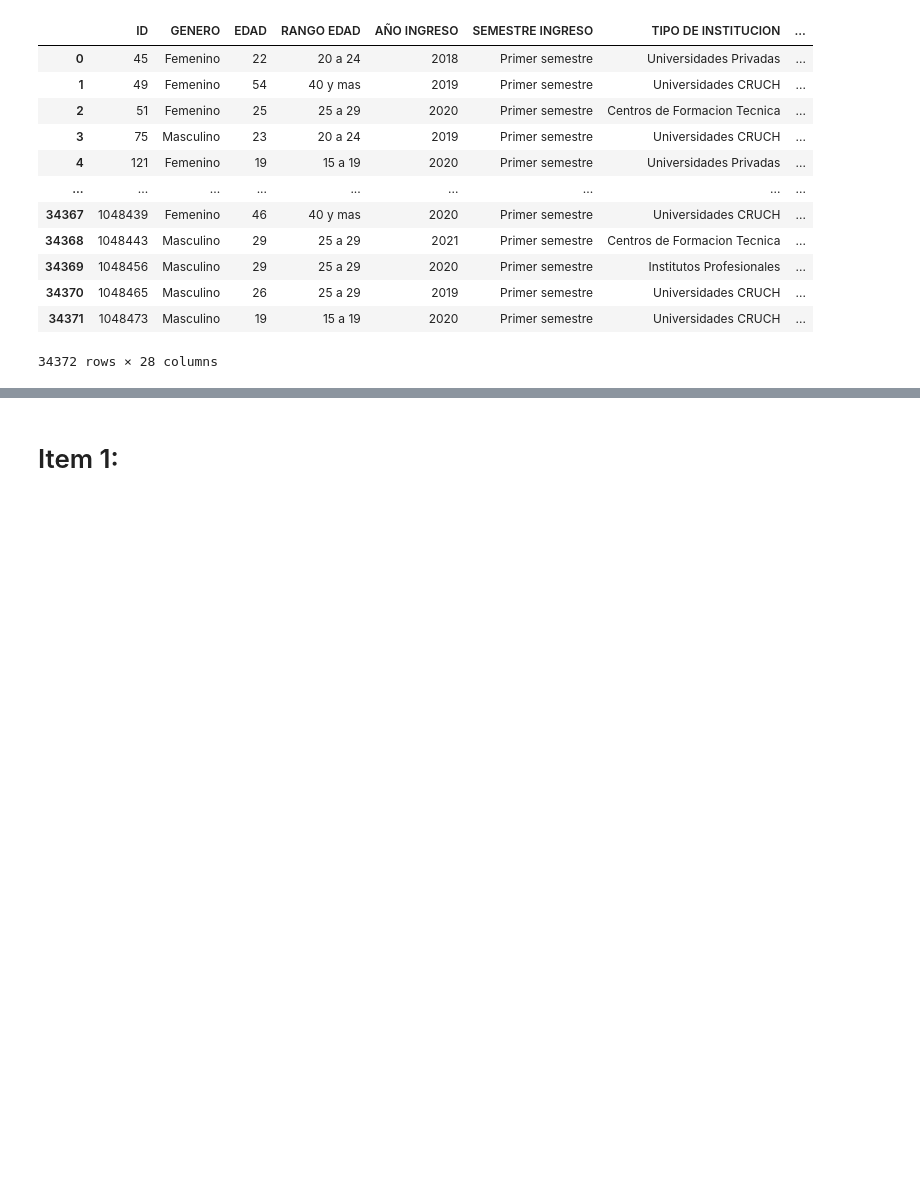
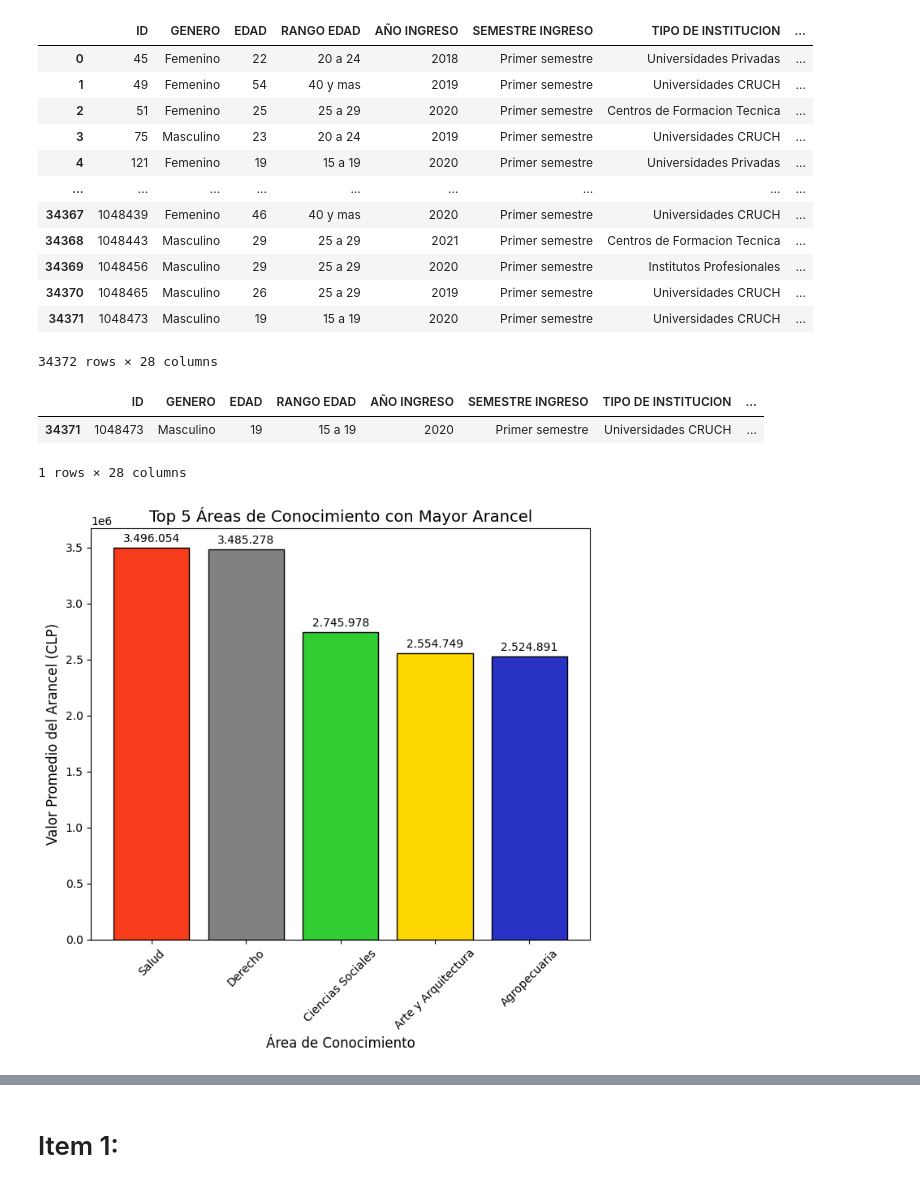
Before and after one commit to viceeeente/Estad-stica-Descriptiva, a Jupyter notebook: Trabajo-Practico/Trabajo_Practico_Instrucciones.ipynb, the cells around one changed output, grey strips where cells are left out. Cells and saved outputs as stored; diff of their text form; code cells hidden in the pictures; blank space fills up the shorter version.

Commit message:
Graficos para la presentación

```diff
--- a/Trabajo-Practico/Trabajo_Practico_Instrucciones.ipynb
+++ b/Trabajo-Practico/Trabajo_Practico_Instrucciones.ipynb
@@ -18,3 +18,39 @@ Matriculas
 | 34370 | 1048465 | Masculino | 26 | 25 a 29 | 2019 | Primer semestre | Universidades CRUCH | ... |
 | 34371 | 1048473 | Masculino | 19 | 15 a 19 | 2020 | Primer semestre | Universidades CRUCH | ... |
 34372 rows × 28 columns
+# %%
+Matriculas.tail(1)
+# %% [output]
+|  | ID | GENERO | EDAD | RANGO EDAD | AÑO INGRESO | SEMESTRE INGRESO | TIPO DE INSTITUCION | ... |
+| 34371 | 1048473 | Masculino | 19 | 15 a 19 | 2020 | Primer semestre | Universidades CRUCH | ... |
+1 rows × 28 columns
+# %%
+import matplotlib.pyplot as plt
+import numpy as np
+
+# Agrupar por área de conocimiento y calcular el promedio del arancel
+TABLA_ARANCEL = Matriculas.groupby('AREA CONOCIMIENTO')['VALOR ARANCEL (PESOS)'].mean().sort_values(ascending=False).head(5)
+
+CATEGORIAS = TABLA_ARANCEL.index
+F = TABLA_ARANCEL.values
+
+# Formatear montos con punto como separador de miles
+ETIQUETAS = [format(valor, ',.0f').replace(',', '.') for valor in F]
+
+# Colores personalizados para cada barra
+COLORES = ["#F73D1C", "#818181", '#32CD32', '#FFD700', "#2833C5"]  # rojo coral, azul acero, verde lima, dorado, violeta
+
+# Gráfico
+fig, ax = plt.subplots(figsize=(7,7))
+BARRAS = ax.bar(CATEGORIAS, F, color=COLORES, edgecolor='black')
+
+# Personalización
+ax.set_title('Top 5 Áreas de Conocimiento con Mayor Arancel', fontsize=14)
+ax.set_xlabel('Área de Conocimiento', fontsize=12)
+ax.set_ylabel('Valor Promedio del Arancel (CLP)', fontsize=12)
+ax.bar_label(BARRAS, labels=ETIQUETAS, padding=3, fontsize=10)
+plt.xticks(rotation=45, fontsize=10)
+plt.tight_layout()
+plt.show()
+# %% [output]
+[figure, added]
```
Also changed, not shown: parts of 8 cells of this notebook, 2 other files.
